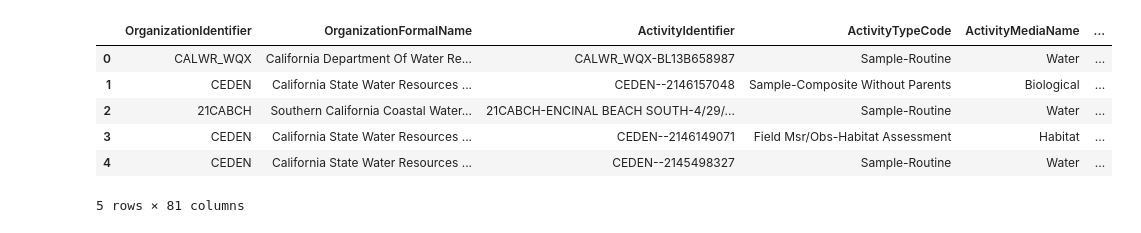
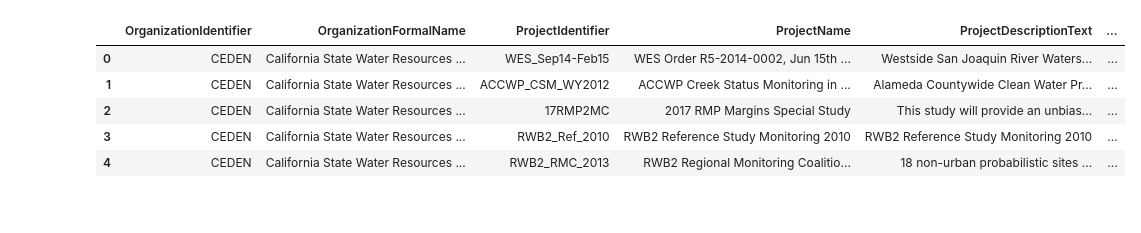
Before and after one commit to vishalival/eneres131-final-proj, a Jupyter notebook: data_preprocessing.ipynb, the cells around one changed output. Cells and saved outputs as stored; diff of their text form; code cells hidden in the pictures.

```diff
--- a/data_preprocessing.ipynb
+++ b/data_preprocessing.ipynb
@@ -8,5 +6,5 @@ df.shape
 # %%
-zip_file_path = "final_data/narrowresult.zip"
+zip_file_path = "final_data/biologicalresult.zip"
 
 with zipfile.ZipFile(zip_file_path, 'r') as z:
     file_names = z.namelist()
@@ -14,7 +12,7 @@ with zipfile.ZipFile(zip_file_path, 'r') as z:
     csv_file_name = [name for name in file_names if name.endswith('.csv')][0]
 
     with z.open(csv_file_name) as f:
-        df = pd.read_csv(f, low_memory=False)
+        df_bio_metadata = pd.read_csv(f, low_memory=False)
 
-df.head()
+df_bio_metadata.head()
 # %% [output]
@@ -28,20 +59,19 @@ df.head()
 # %%
-zip_file_path = "final_data/biological_metadata.zip"
+zip_file_path = "final_data/project.zip"
 
 with zipfile.ZipFile(zip_file_path, 'r') as z:
     file_names = z.namelist()
 
     csv_file_name = [name for name in file_names if name.endswith('.csv')][0]
 
     with z.open(csv_file_name) as f:
-        df_bio_metadata = pd.read_csv(f, low_memory=False)
+        df_project = pd.read_csv(f, low_memory=False)
 
-df_bio_metadata.head()
+df_project.head()
 # %% [output]
-|  | OrganizationIdentifier | OrganizationFormalName | ActivityIdentifier | ActivityTypeCode | ActivityMediaName | ... |
-| 0 | CALWR_WQX | California Department Of Water Re... | CALWR_WQX-BL13B658987 | Sample-Routine | Water | ... |
-| 1 | CEDEN | California State Water Resources ... | CEDEN--2146157048 | Sample-Composite Without Parents | Biological | ... |
-| 2 | 21CABCH | Southern California Coastal Water... | 21CABCH-ENCINAL BEACH SOUTH-4/29/... | Sample-Routine | Water | ... |
-| 3 | CEDEN | California State Water Resources ... | CEDEN--2146149071 | Field Msr/Obs-Habitat Assessment | Habitat | ... |
-| 4 | CEDEN | California State Water Resources ... | CEDEN--2145498327 | Sample-Routine | Water | ... |
+|  | OrganizationIdentifier | OrganizationFormalName | ProjectIdentifier | ProjectName | ProjectDescriptionText | ... |
+| 0 | CEDEN | California State Water Resources ... | WES_Sep14-Feb15 | WES Order R5-2014-0002, Jun 15th ... | Westside San Joaquin River Waters... | ... |
+| 1 | CEDEN | California State Water Resources ... | ACCWP_CSM_WY2012 | ACCWP Creek Status Monitoring in ... | Alameda Countywide Clean Water Pr... | ... |
+| 2 | CEDEN | California State Water Resources ... | 17RMP2MC | 2017 RMP Margins Special Study | This study will provide an unbias... | ... |
+| 3 | CEDEN | California State Water Resources ... | RWB2_Ref_2010 | RWB2 Reference Study Monitoring 2010 | RWB2 Reference Study Monitoring 2010 | ... |
+| 4 | CEDEN | California State Water Resources ... | RWB2_RMC_2013 | RWB2 Regional Monitoring Coalitio... | 18 non-urban probabilistic sites ... | ... |
-5 rows × 81 columns
```
Also changed, not shown: parts of 14 cells of this notebook, 7 other files.
